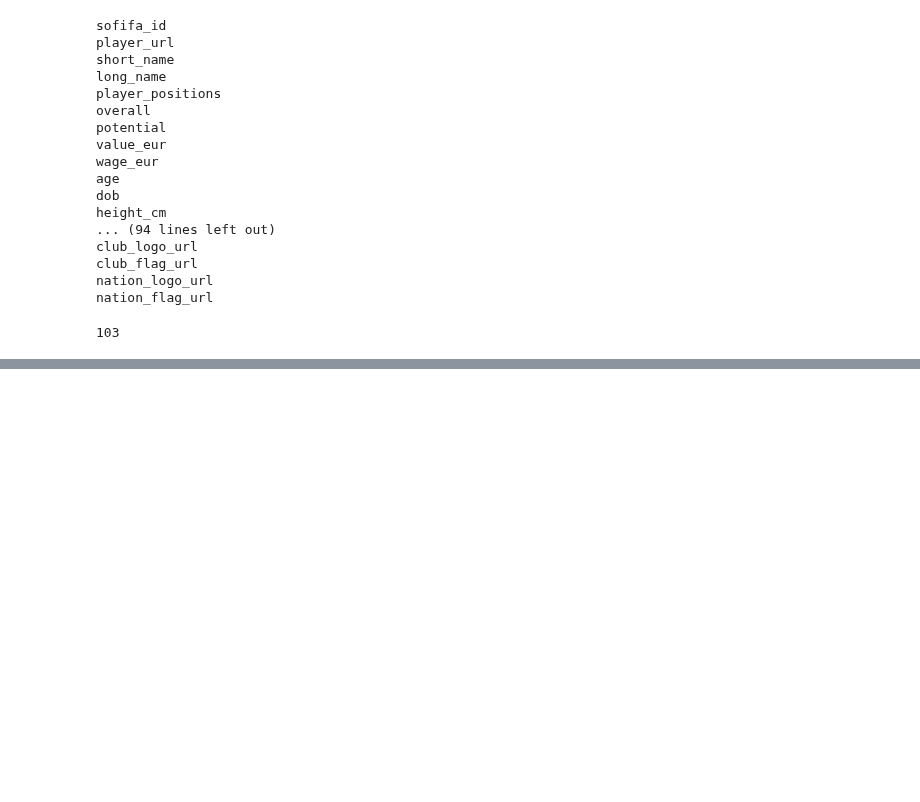
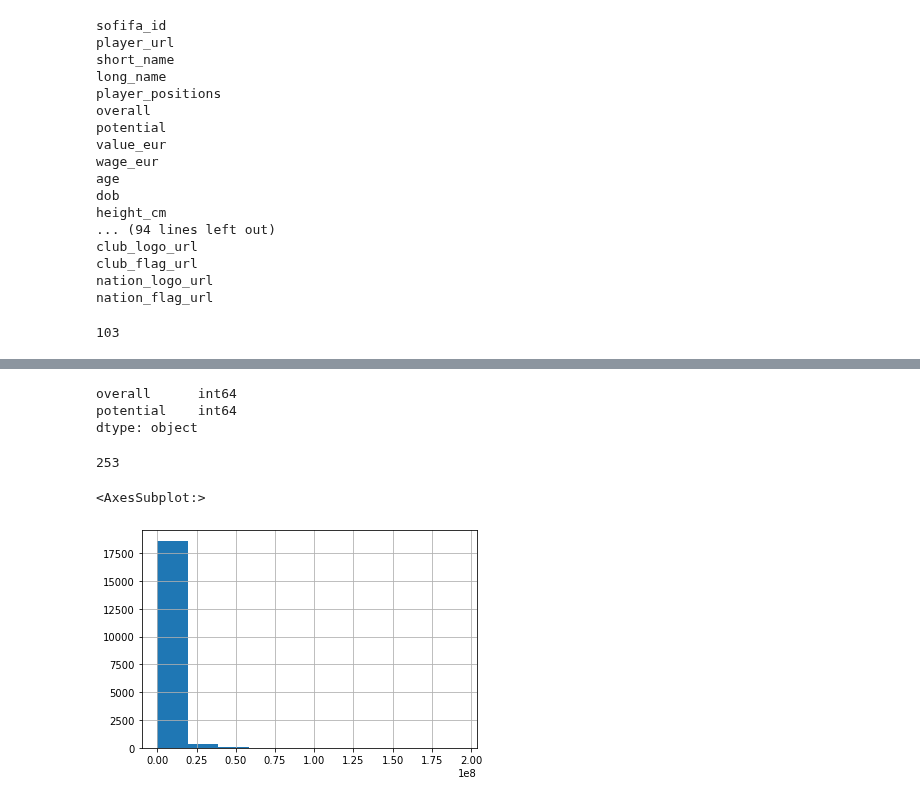
Before and after one commit to ironhack-bcn-data-pt/PR06-Machine-Learning-Group-Project, a Jupyter notebook: Project_06.ipynb, the cells around one changed output, grey strips where cells are left out. Cells and saved outputs as stored; diff of their text form; code cells hidden in the pictures; blank space fills up the shorter version.

```diff
--- a/Project_06.ipynb
+++ b/Project_06.ipynb
@@ -472,0 +495,2 @@ adriana has to do rows from 76 to 103
+# %%
+male_df.drop('long_name',axis=1, inplace=True)
@@ -472,0 +500,2 @@ adriana has to do rows from 76 to 103
+# %%
+male_df.player_positions = male_df.player_positions.apply(lambda x: x.split(',')[0])
@@ -472,0 +505,6 @@ adriana has to do rows from 76 to 103
+# %%
+male_df[['overall','potential']].dtypes
+# %% [output]
+overall      int64
+potential    int64
+dtype: object
@@ -472,0 +515,9 @@ adriana has to do rows from 76 to 103
+# %%
+len(male_df.value_eur.unique())
+# %% [output]
+253
+# %%
+male_df.value_eur.hist()
+# %% [output]
+<AxesSubplot:>
+[figure, added]
```
Also changed, not shown: parts of 16 cells of this notebook.
